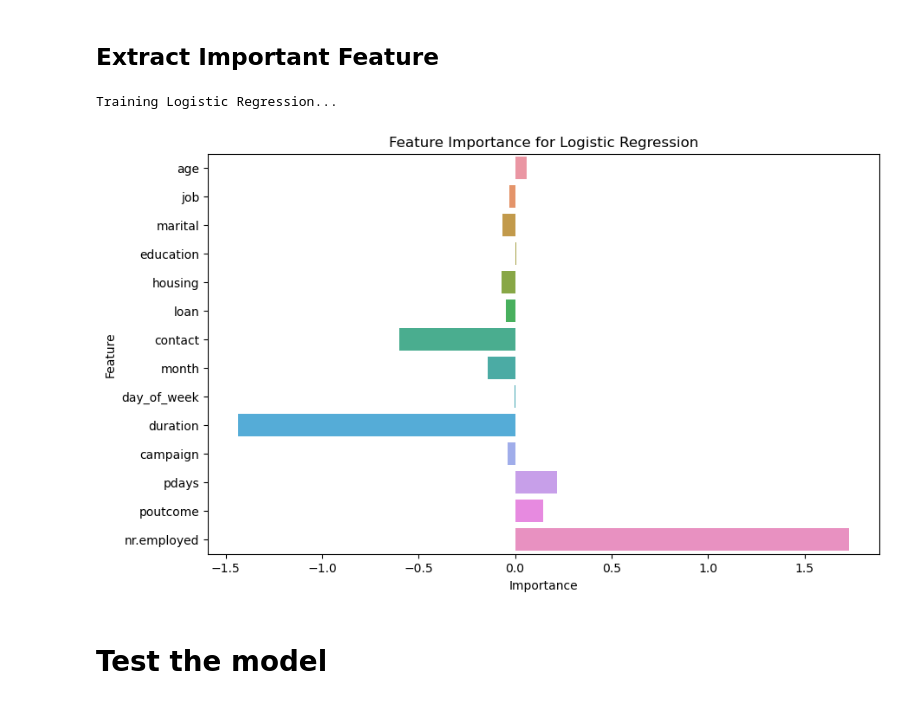
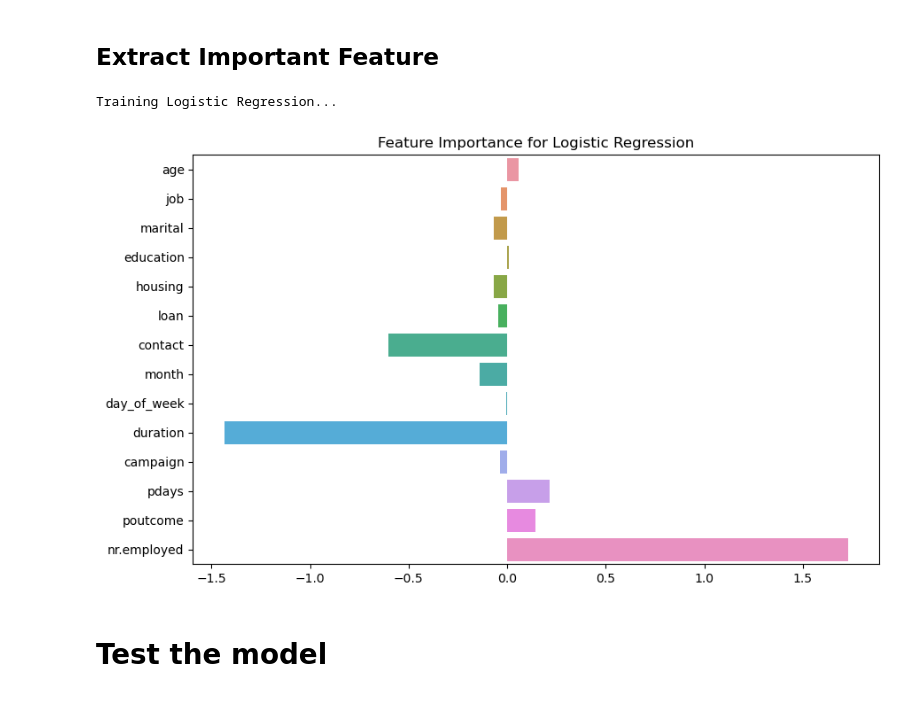
Before and after one commit to official-srv-modak/Data_analytics-_project_01_02, a Jupyter notebook: Project.ipynb, the cells around one changed output. Cells and saved outputs as stored; diff of their text form; code cells hidden in the pictures.

```diff
--- a/Project.ipynb
+++ b/Project.ipynb
@@ -446,38 +445,28 @@ weighted avg       0.95      0.96      0.95      5436
 # %%
 import matplotlib.pyplot as plt
 import seaborn as sns
 
 
 # Train each model
 for name, pipeline in pipelines.items():
     print(f"Training {name}...")
     pipeline.fit(X_train, y_train)
 
 # Extract feature importances or coefficients
 feature_importances = {}
 for name, pipeline in pipelines.items():
-    if 'Random Forest' in name:
-        feature_importances[name] = pipeline.named_steps['randomforestclassifier'].feature_importances_
-    elif 'Gradient Boosting' in name:
-        feature_importances[name] = pipeline.named_steps['gradientboostingclassifier'].feature_importances_
-    elif 'Logistic Regression' in name:
+    if 'Logistic Regression' in name:
         feature_importances[name] = pipeline.named_steps['logisticregression'].coef_[0]
 
 # Plot feature importances or coefficients
 for name, importance in feature_importances.items():
     plt.figure(figsize=(10, 6))
     if 'Logistic Regression' in name:
         sns.barplot(x=importance, y=X.columns)
         plt.title(f'Feature Importance for {name}')
-    else:
-        sns.barplot(x=importance, y=X.columns)
-        plt.title(f'Feature Importance for {name}')
-    plt.xlabel('Importance')
-    plt.ylabel('Feature')
-    plt.show()
 # %% [output]
 Training Logistic Regression...
-[figure, old version]
+[figure, new version]
 # %% [markdown]
 # Test the model
 # %% [markdown]
```
Also changed, not shown: parts of 1 cell of this notebook.
